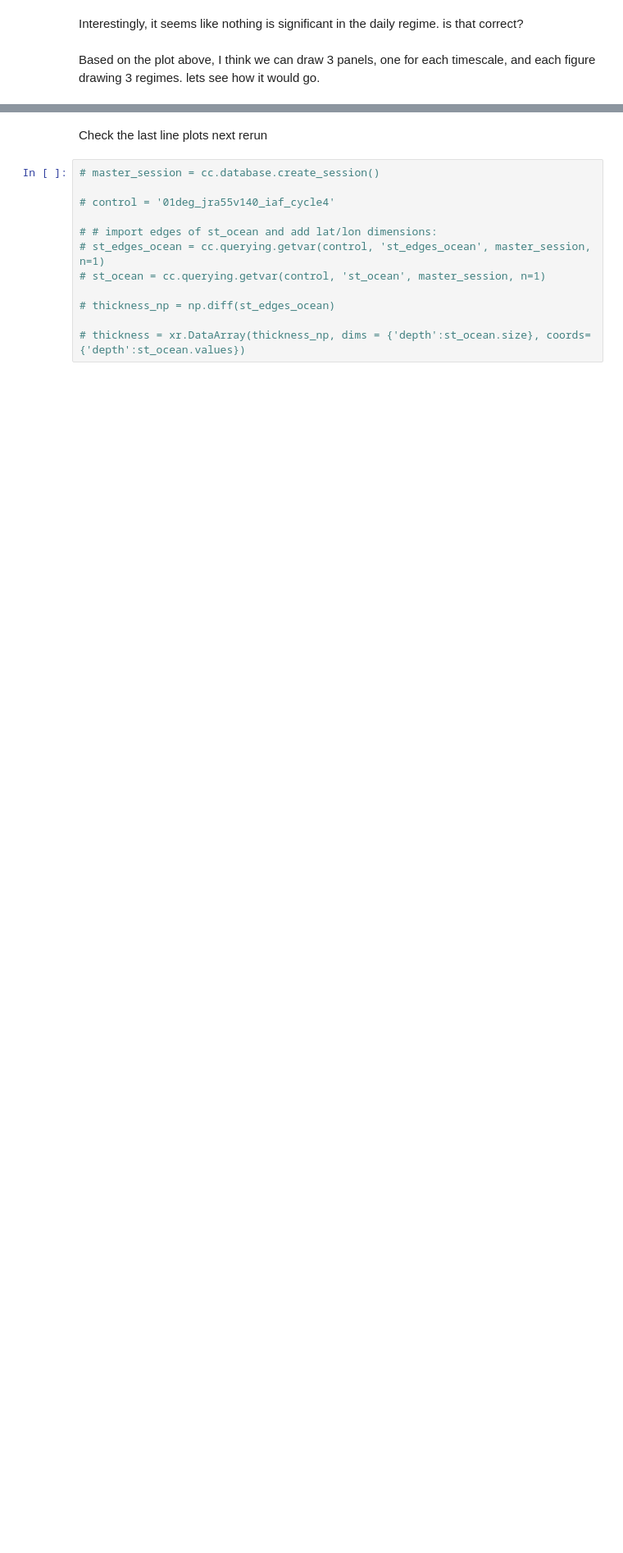
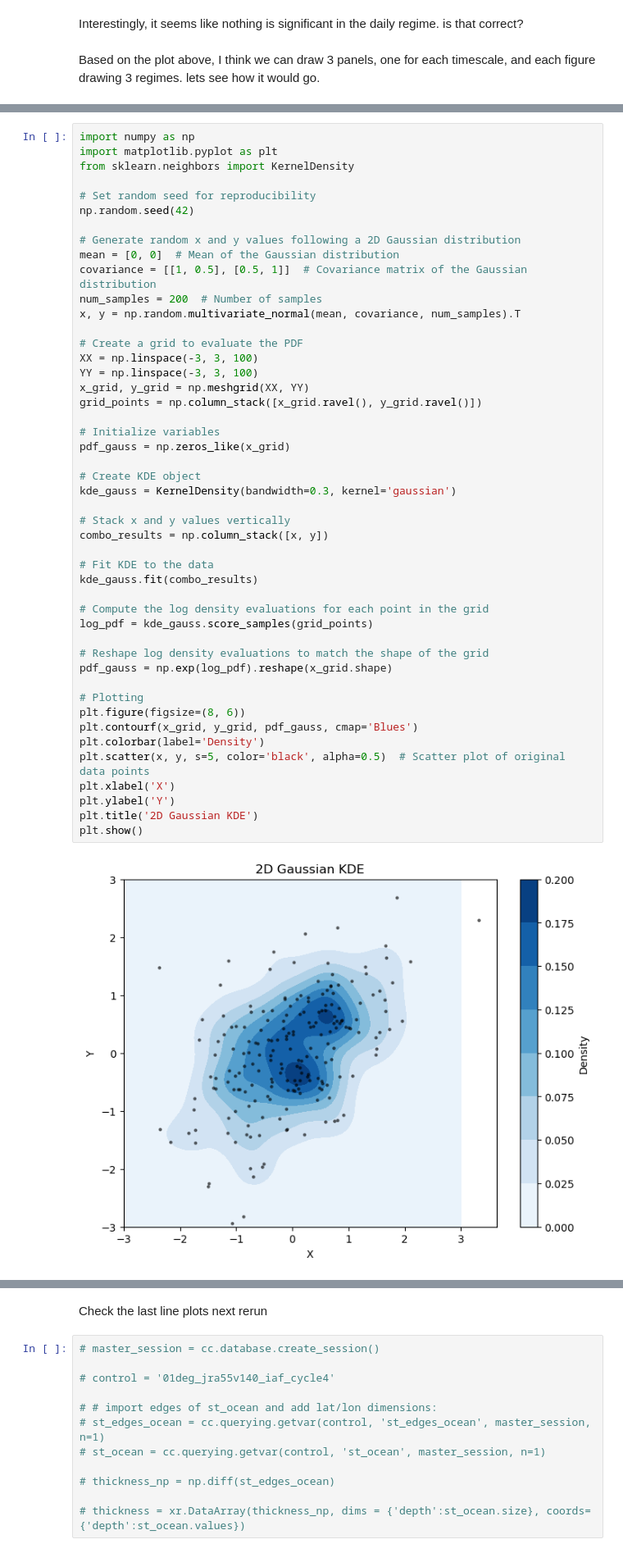
Before and after one commit to willaguiar/ASC_and_heat_transport, a Jupyter notebook: Jupyter/GMM_ASC_newfigs.ipynb, the cells around one changed output, grey strips where cells are left out. Shown at 82% size. Cells and saved outputs as stored; diff of their text form; blank space fills up the shorter version.

```diff
--- a/Jupyter/GMM_ASC_newfigs.ipynb
+++ b/Jupyter/GMM_ASC_newfigs.ipynb
@@ -1838,0 +1664,49 @@ plt.savefig('/g/data/x77/wf4500/ASC_project/analysis_figs/UvsCSHT_simplifiedscat
+# %%
+import numpy as np
+import matplotlib.pyplot as plt
+from sklearn.neighbors import KernelDensity
+
+# Set random seed for reproducibility
+np.random.seed(42)
+
+# Generate random x and y values following a 2D Gaussian distribution
+mean = [0, 0]  # Mean of the Gaussian distribution
+covariance = [[1, 0.5], [0.5, 1]]  # Covariance matrix of the Gaussian distribution
+num_samples = 200  # Number of samples
+x, y = np.random.multivariate_normal(mean, covariance, num_samples).T
+
+# Create a grid to evaluate the PDF
+XX = np.linspace(-3, 3, 100)
+YY = np.linspace(-3, 3, 100)
+x_grid, y_grid = np.meshgrid(XX, YY)
+grid_points = np.column_stack([x_grid.ravel(), y_grid.ravel()])
+
+# Initialize variables
+pdf_gauss = np.zeros_like(x_grid)
+
+# Create KDE object
+kde_gauss = KernelDensity(bandwidth=0.3, kernel='gaussian')
+
+# Stack x and y values vertically
+combo_results = np.column_stack([x, y])
+
+# Fit KDE to the data
+kde_gauss.fit(combo_results)
+
+# Compute the log density evaluations for each point in the grid
+log_pdf = kde_gauss.score_samples(grid_points)
+
+# Reshape log density evaluations to match the shape of the grid
+pdf_gauss = np.exp(log_pdf).reshape(x_grid.shape)
+
+# Plotting
+plt.figure(figsize=(8, 6))
+plt.contourf(x_grid, y_grid, pdf_gauss, cmap='Blues')
+plt.colorbar(label='Density')
+plt.scatter(x, y, s=5, color='black', alpha=0.5)  # Scatter plot of original data points
+plt.xlabel('X')
+plt.ylabel('Y')
+plt.title('2D Gaussian KDE')
+plt.show()
+# %% [output]
+[figure, added]
```
Also changed, not shown: parts of 30 cells of this notebook.
